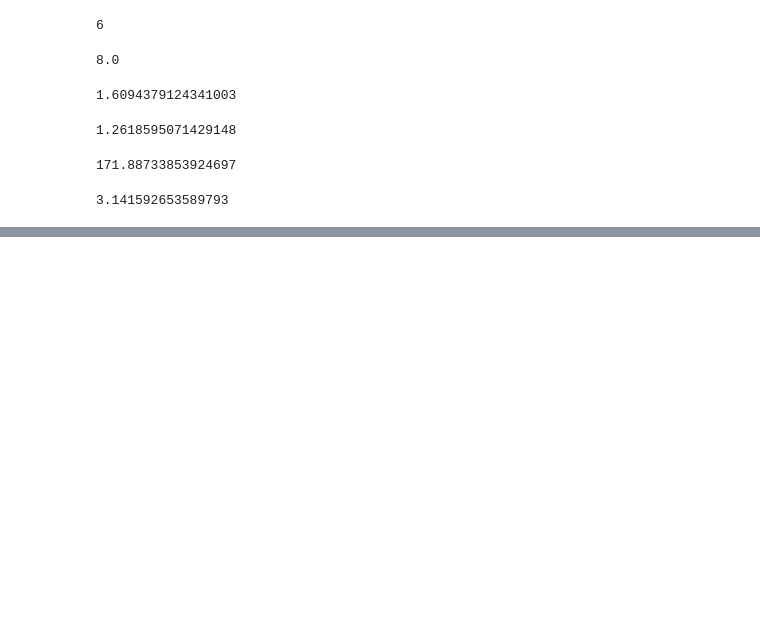
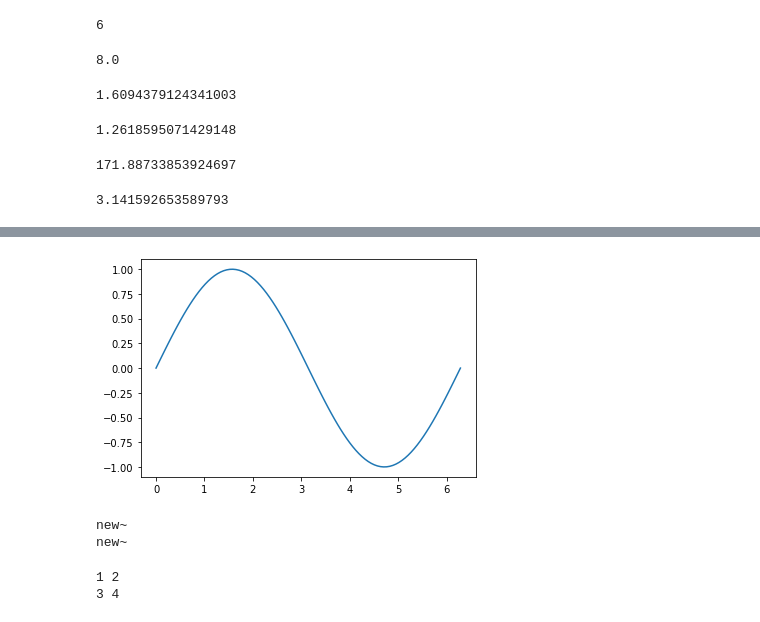
Before and after one commit to parkjn/bigdata_class_jm, a Jupyter notebook: 박준명2강3강.ipynb, the cells around one changed output, grey strips where cells are left out. Cells and saved outputs as stored; diff of their text form; code cells hidden in the pictures; blank space fills up the shorter version.

```diff
--- a/박준명2강3강.ipynb
+++ b/박준명2강3강.ipynb
@@ -325,0 +472,16 @@ math.radians(180)
+# %%
+g2=sin_graph()
+g2.setting(0,4*math.pi,100)
+g2.generate_x_y()
+g1.plot()
+# %% [output]
+[figure, added]
+# %%
+class Const:
+  def __init__(self):
+    print("new~")
+o1=Const()
+o2=Const()
+# %% [output]
+new~
+new~
@@ -325,0 +497,6 @@ math.radians(180)
+# %%
+o1.show_data()
+o2.show_data()
+# %% [output]
+1 2
+3 4
```
Also changed, not shown: parts of 17 cells of this notebook.
